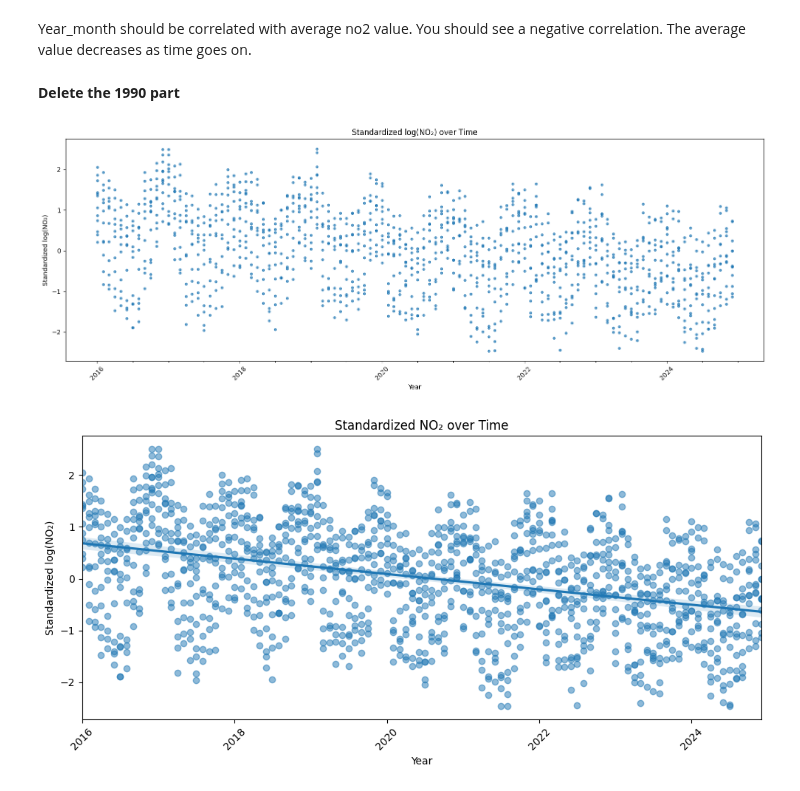
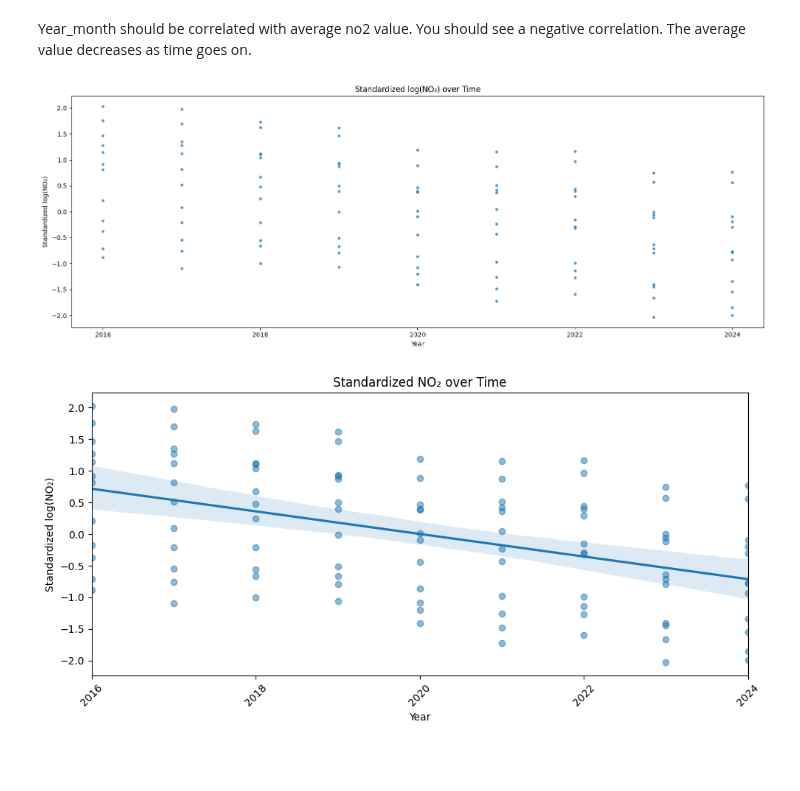
Before and after one commit to R-Zaid/DSS-project, a Jupyter notebook: main/Preprocessors/NO2_dataset.ipynb, the cells around one changed output. Saved outputs shown, nothing was run; the diff lists cells and outputs as text; code cells hidden in the pictures; blank space fills up the shorter version.

```diff
--- a/main/Preprocessors/NO2_dataset.ipynb
+++ b/main/Preprocessors/NO2_dataset.ipynb
@@ -674,6 +714,9 @@ Index(['Year_Month', 'province', 'Average NO2 Value'], dtype='object')
 # %% [markdown]
 ## Delete 1990 data
 # %%
-dfno2 = dfno2[~dfno2['Year_Month'].astype(str).str.startswith('1990')]
+dfno2 = dfno2[dfno2['Year'] != 1990]
+
+# then do log / standardize again
+
 print(f"Dataset shape after removing 1990 data: {dfno2.shape}")
 # %% [output]
@@ -757,17 +809,17 @@ Note: you may need to restart the kernel to use updated packages.
 from sklearn.preprocessing import StandardScaler
 import pandas as pd
 
-# Standardize the log-transformed NO2 values
+# Standardize the log-transformed NO₂ values
 standardizeNO2 = StandardScaler().fit_transform(log_x.values.reshape(-1, 1))
 
 # Build a  DataFrame instead of a Series
 dfstandardizationNO2 = pd.DataFrame({
-    'Year_Month': dfno2['Year_Month'].values,
+    'Year': dfno2['Year'].values,
     'province': dfno2['province'].values,
     'Standardized_NO2': standardizeNO2.flatten()
 })
 
 # result
 print(dfstandardizationNO2.head())
-print("\nSkewness of standardized NO2:", dfstandardizationNO2['Standardized_NO2'].skew())
+print(f"Skewness of standardized NO₂:", dfstandardizationNO2['Standardized_NO2'].skew())
 # %% [output]
@@ -783,82 +835,66 @@ Skewness of standardized NO2: -0.1061042183927196
 ## Linear regression
 # %% [markdown]
 Year_month should be correlated with average no2 value. You should see a negative correlation. The average value decreases as time goes on.
-# %% [markdown]
-**Delete the 1990 part**
 # %%
 import matplotlib.pyplot as plt
-import matplotlib.dates as mdates
-import pandas as pd
 
-# Ensure Year_Month is in datetime format
-dfstandardizationNO2['Year_Month'] = pd.to_datetime(dfstandardizationNO2['Year_Month'], errors='coerce')
+# make sure it's numeric
+dfstandardizationNO2['Year'] = dfstandardizationNO2['Year'].astype(int)
 
 plt.figure(figsize=(16, 6))
-
-# Plot using explicit columns
 plt.scatter(
-    dfstandardizationNO2['Year_Month'],
+    dfstandardizationNO2['Year'],
     dfstandardizationNO2['Standardized_NO2'],
-    s=12, alpha=0.7
+    s=12,
+    alpha=0.7
 )
 
-plt.title("Standardized log(NO2) over Time")
-plt.xlabel('Year')
-plt.ylabel('Standardized log(NO2)')
+plt.title("Standardized log(NO₂) over Time")
+plt.xlabel("Year")
+plt.ylabel("Standardized log(NO₂)")
 
-ax = plt.gca()
+# nicer x-ticks: one every 2 years (adjust if needed)
+years = sorted(dfstandardizationNO2['Year'].unique())
+plt.xticks(years[::2])  # every 2nd year
 
-# Set cleaner x-axis ticks
-ax.xaxis.set_major_locator(mdates.YearLocator(base=2))     # every 2 years
-ax.xaxis.set_major_formatter(mdates.DateFormatter('%Y'))
-ax.xaxis.set_minor_locator(mdates.MonthLocator(bymonth=(1, 7)))  # minor ticks at Jan/July
-
-plt.xticks(rotation=45)
 plt.tight_layout()
 plt.show()
 # %% [output]
-[figure, old version]
+[figure, new version]
 # %%
 import pandas as pd
 import matplotlib.pyplot as plt
-import matplotlib.dates as mdates
 import seaborn as sns
 
-# Ensure Year_Month is a datetime type
-dfstandardizationNO2['Year_Month'] = pd.to_datetime(dfstandardizationNO2['Year_Month'], errors='coerce')
-
-# Convert to numeric for regplot (Seaborn doesn't handle datetimes directly)
-x_num = mdates.date2num(dfstandardizationNO2['Year_Month'])
+# Ensure Year is numeric
+dfstandardizationNO2['Year'] = dfstandardizationNO2['Year'].astype(int)
 
 # Plot
 plt.figure(figsize=(10, 5))
 ax = plt.gca()
 
 sns.regplot(
-    x=x_num,
-    y=dfstandardizationNO2['Standardized_NO2'],
+    x='Year',
+    y='Standardized_NO2',
+    data=dfstandardizationNO2,
     scatter_kws={'alpha': 0.5},
     robust=True,
     ax=ax
 )
 
 # Labels and formatting
-ax.set_title("Standardized NO2 over Time")
-ax.set_ylabel("Standardized log(NO2)")
+ax.set_title("Standardized NO₂ over Time")
 ax.set_xlabel("Year")
+ax.set_ylabel("Standardized log(NO₂)")
 
-# Format x-axis as dates
-ax.xaxis_date()
-ax.xaxis.set_major_locator(mdates.YearLocator(base=2))   # tick every 2 years
-ax.xaxis.set_major_formatter(mdates.DateFormatter('%Y'))
-plt.xticks(rotation=45)
+years = sorted(dfstandardizationNO2['Year'].unique())
 
-# Optional: limit the x-axis to the data range
-ax.set_xlim(x_num.min(), x_num.max())
+# Optional: tighten limits
+ax.set_xlim(dfstandardizationNO2['Year'].min(), dfstandardizationNO2['Year'].max())
 
 plt.tight_layout()
 plt.show()
 # %% [output]
-[figure, old version]
+[figure, new version]
 # %%
 import statsmodels.api as sm
```
Also changed, not shown: parts of 21 cells of this notebook, 1 other file.
